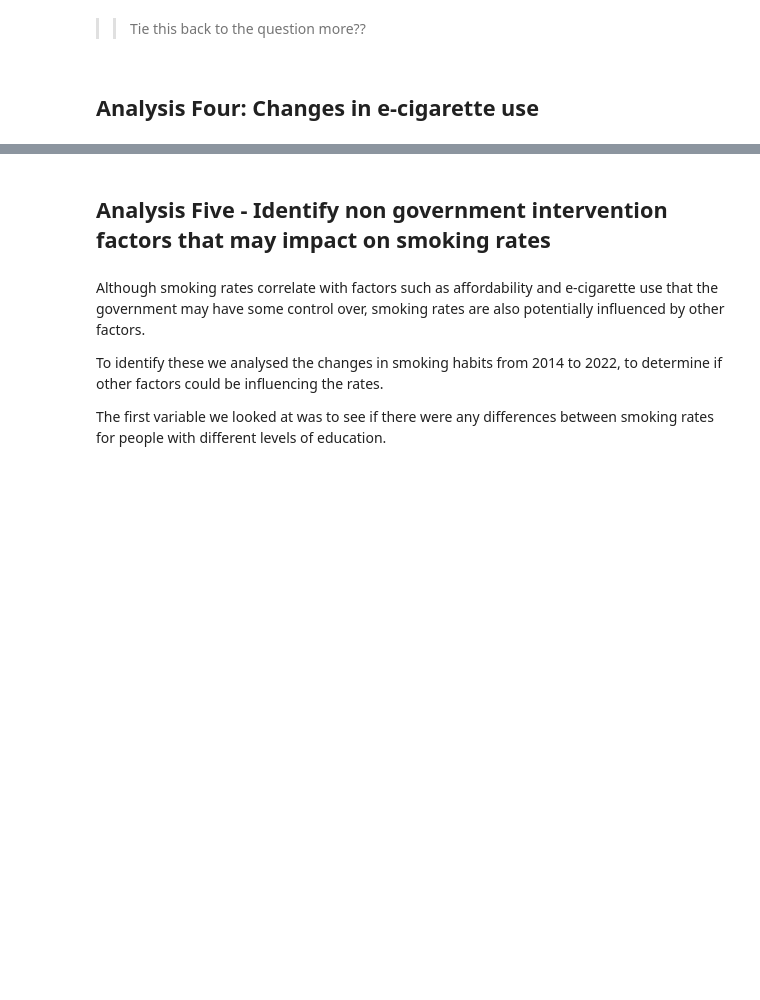
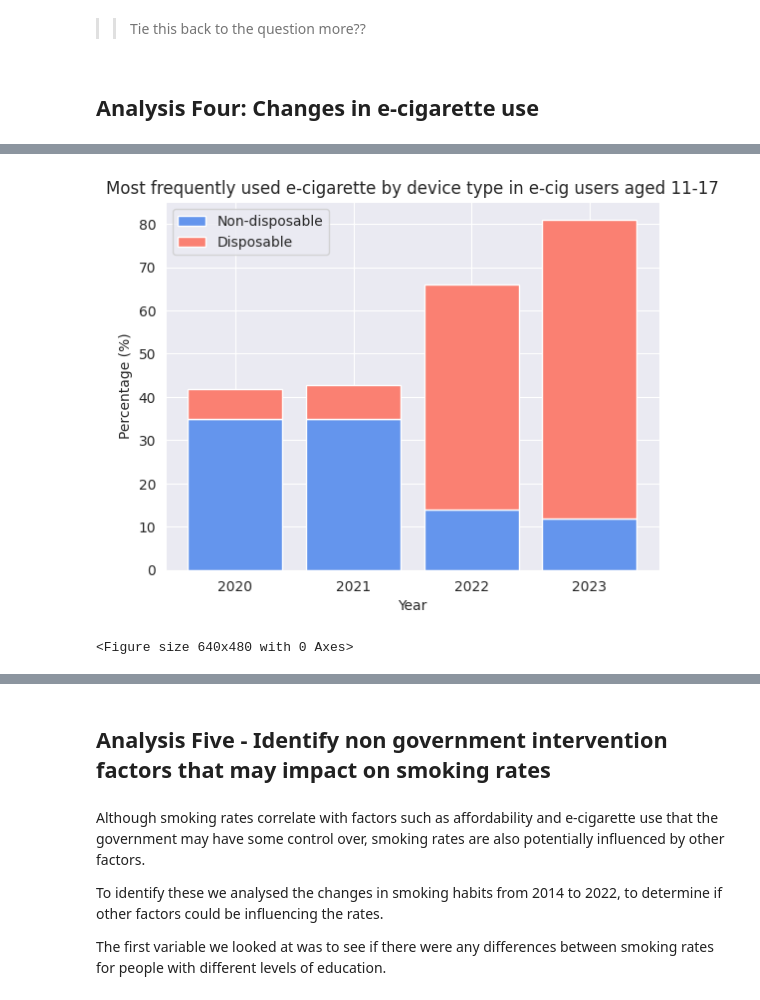
Before and after one commit to rhobaker/Data_Project, a Jupyter notebook: Main_Jupyter_workbook_Rhona.ipynb, the cells around one changed output, grey strips where cells are left out. Cells and saved outputs as stored; diff of their text form; code cells hidden in the pictures; blank space fills up the shorter version.

```diff
--- a/Main_Jupyter_workbook_Rhona.ipynb
+++ b/Main_Jupyter_workbook_Rhona.ipynb
@@ -1178,0 +922,22 @@ Object `mortality` not found.
+# %%
+#Stacked bar plot for e-cig use by device
+
+x = disposable['Year']
+y1 = disposable['Non-disposable']
+y2 = disposable['Disposable']
+
+plt.bar(x, y1, color='cornflowerblue')
+plt.bar(x, y2, bottom=y1, color='salmon')
+
+plt.xticks([2020, 2021, 2022, 2023])
+plt.legend([])
+
+plt.xlabel("Year")
+plt.ylabel("Percentage (%)")
+plt.title("Most frequently used e-cigarette by device type in e-cig users aged 11-17")
+plt.legend(['Non-disposable', 'Disposable'])
+plt.show()
+plt.clf()
+# %% [output]
+[figure, added]
+<Figure size 640x480 with 0 Axes>
```
Also changed, not shown: parts of 60 cells of this notebook.
